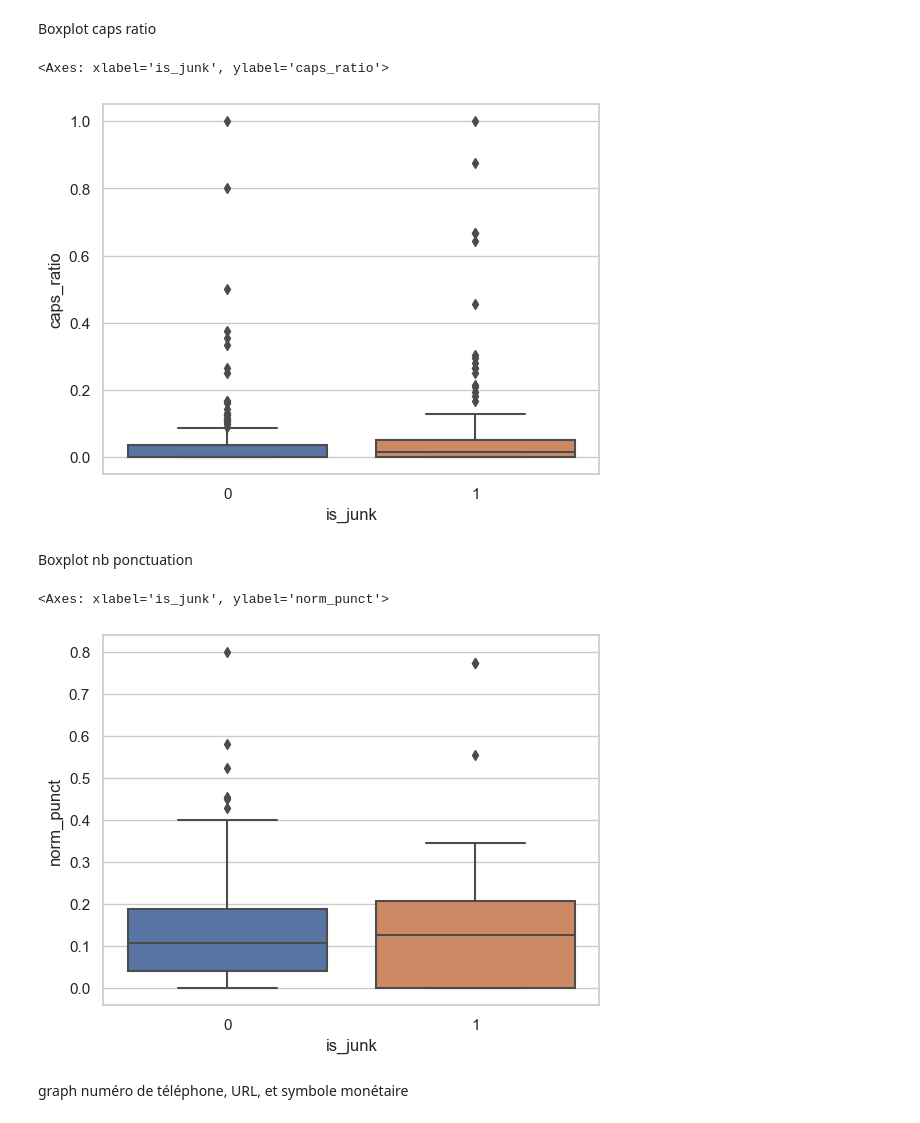
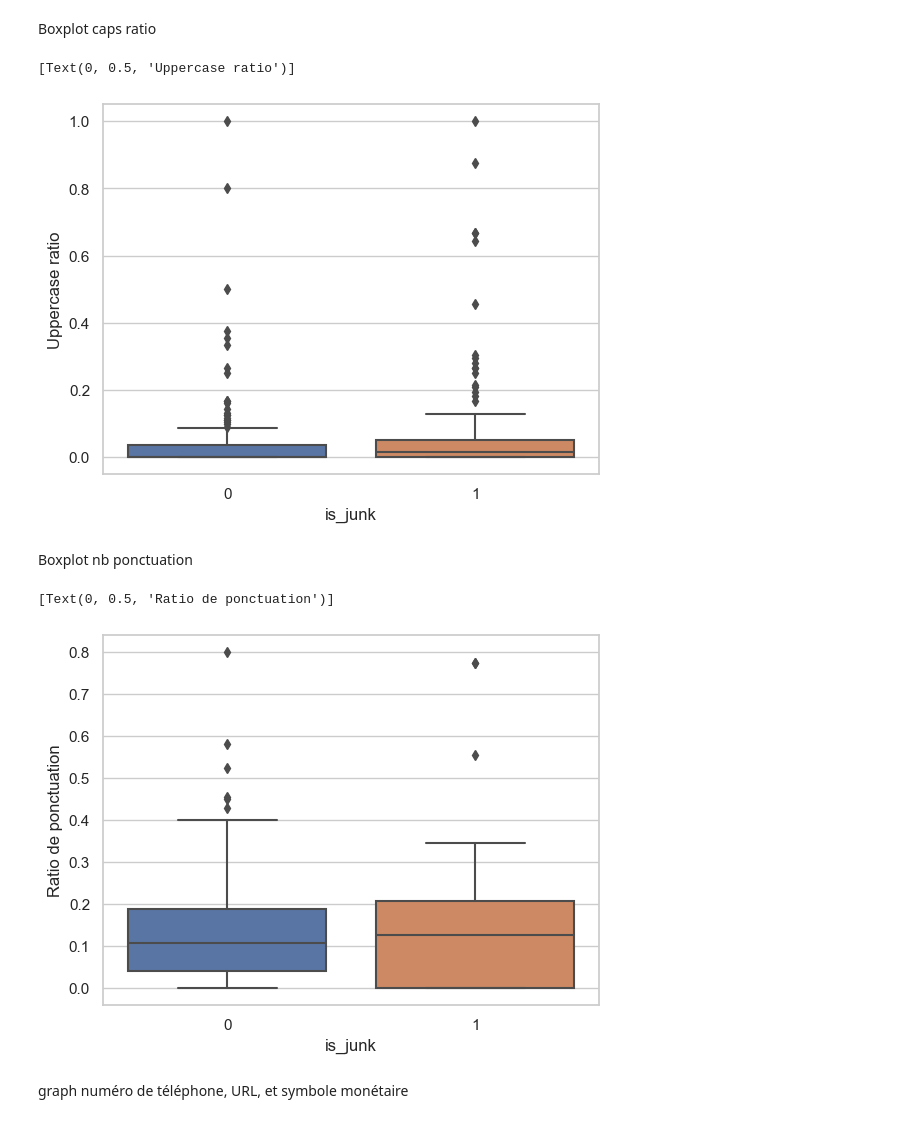
Before and after one commit to atekiouk/Sujet_2, a Jupyter notebook: Notebooks/Junk_post_detection.ipynb, the cells around one changed output. Saved outputs shown, nothing was run; the diff lists cells and outputs as text; code cells hidden in the pictures.

```diff
--- a/Notebooks/Junk_post_detection.ipynb
+++ b/Notebooks/Junk_post_detection.ipynb
@@ -244,19 +256,19 @@ Boxplot caps ratio
 # %%
 sns.boxplot(data  = chanel_all_features,
             x     = "is_junk",
-            y     = "caps_ratio")
+            y     = "caps_ratio").set(ylabel='Uppercase ratio')
 # %% [output]
-<Axes: xlabel='is_junk', ylabel='caps_ratio'>
+[Text(0, 0.5, 'Uppercase ratio')]
-[figure, old version]
+[figure, new version]
 # %% [markdown]
 Boxplot nb ponctuation
 # %%
 sns.boxplot(data = chanel_all_features,
             x    = "is_junk",
-            y    = "norm_punct" )
+            y    = "norm_punct" ).set(ylabel = 'Ratio de ponctuation')
 # %% [output]
-<Axes: xlabel='is_junk', ylabel='norm_punct'>
+[Text(0, 0.5, 'Ratio de ponctuation')]
-[figure, old version]
+[figure, new version]
 # %% [markdown]
 graph numéro de téléphone, URL, et symbole monétaire
 # %%
```
Also changed, not shown: parts of 6 cells of this notebook, 1 other file.
